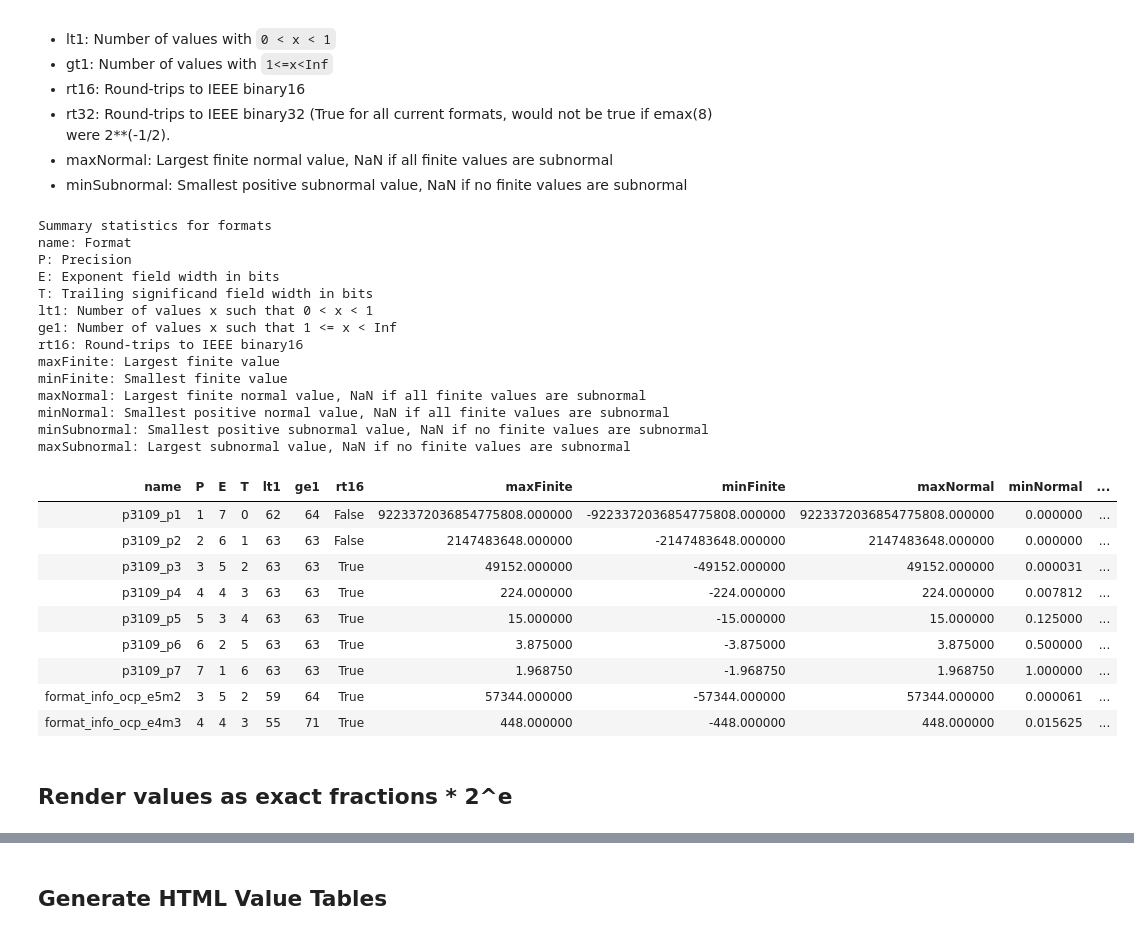
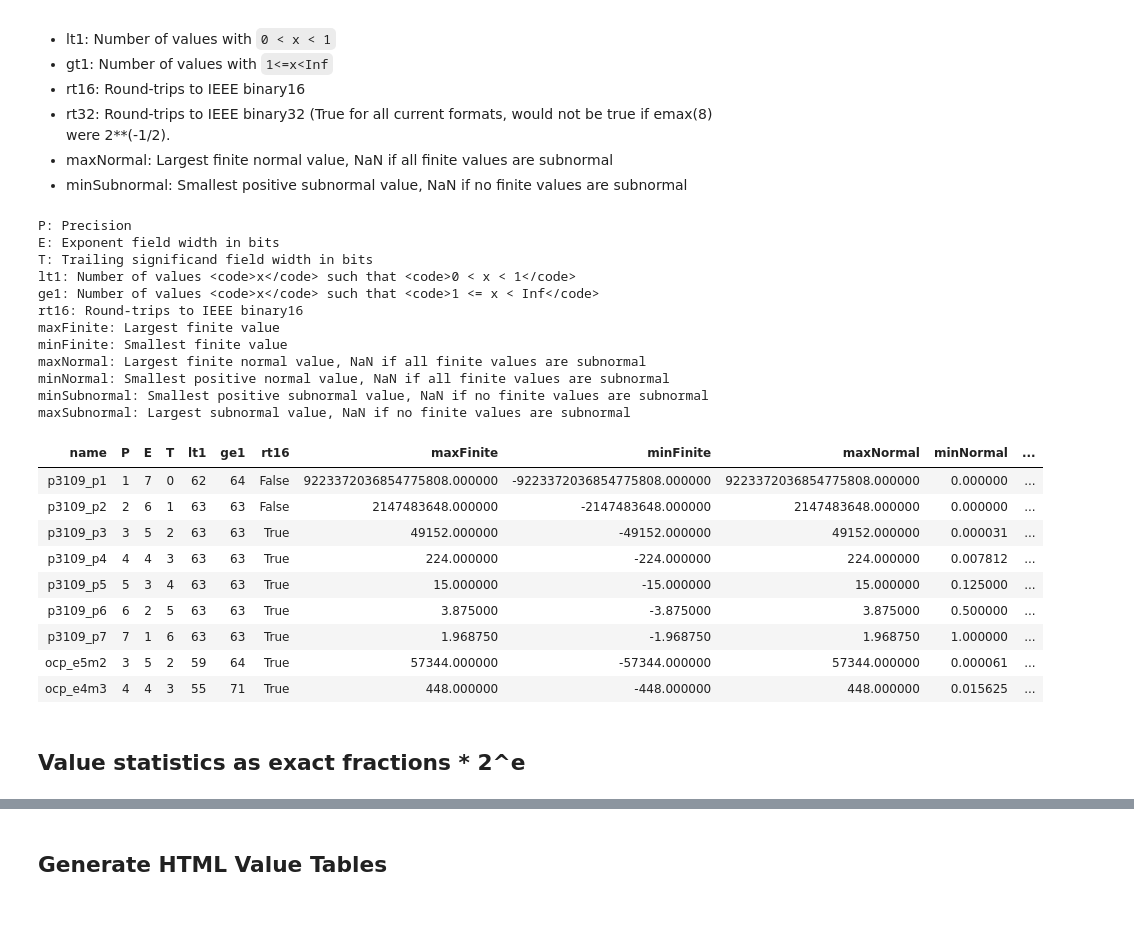
Before and after one commit to P3109/Public, a Jupyter notebook: Value Tables/make-value-tables.ipynb, the cells around one changed output, grey strips where cells are left out. Saved outputs shown, nothing was run; the diff lists cells and outputs as text; code cells hidden in the pictures.

```diff
--- a/Value Tables/make-value-tables.ipynb
+++ b/Value Tables/make-value-tables.ipynb
@@ -375,61 +210,52 @@ def collect_stats(fi : FormatInfo):
   # Assemble tuple
   return dict(name=fi.name,P=fi.precision,E=E,T=S,
             lt1=total_01,ge1=total_1Inf,
             rt16=rt16,
             maxFinite=maxFinite,minFinite=minFinite,
             maxNormal=maxNormal,minNormal=minNormal,
             minSubnormal=minSubnormal,maxSubnormal=maxSubnormal)
 
-legends = {
-  'name': 'Format',
-  'P': 'Precision',
-  'E': 'Exponent field width in bits',
-  'T': 'Trailing significand field width in bits',
-  'lt1':  'Number of values <code>x</code> such that <code>0 < x < 1</code>',
-  'ge1':  'Number of values <code>x</code> such that <code>1 <= x < Inf</code>',
-  'rt16':  'Round-trips to IEEE binary16',
-  'maxFinite':  'Largest finite value',
-  'minFinite':  'Smallest finite value',
-  'maxNormal':  'Largest finite normal value, NaN if all finite values are subnormal',
-  'minNormal':  'Smallest positive normal value, NaN if all finite values are subnormal',
-  'minSubnormal':  'Smallest positive subnormal value, NaN if no finite values are subnormal',
-  'maxSubnormal':  'Largest subnormal value, NaN if no finite values are subnormal'
-}
+print('P: Precision')
+print('E: Exponent field width in bits')
+print('T: Trailing significand field width in bits')
+print('lt1: Number of values <code>x</code> such that <code>0 < x < 1</code>')
+print('ge1: Number of values <code>x</code> such that <code>1 <= x < Inf</code>')
+print('rt16: Round-trips to IEEE binary16')
+print('maxFinite: Largest finite value')
+print('minFinite: Smallest finite value')
+print('maxNormal: Largest finite normal value, NaN if all finite values are subnormal')
+print('minNormal: Smallest positive normal value, NaN if all finite values are subnormal')
+print('minSubnormal: Smallest positive subnormal value, NaN if no finite values are subnormal')
+print('maxSubnormal: Largest subnormal value, NaN if no finite values are subnormal')
 
 stats = [collect_stats(fi) for fi in p3109_and_ocp_formats]
 df = pandas.DataFrame(stats)
-HTML("""<h3> Summary statistics for formats </h3>
-<ul>""" +
-"\n".join(f'<li> {n}: {legends[n]}' for n in df.columns) + """
-</ul>
-""" + df_left_align(df).hide().to_html())
+df_left_align(df).hide()
 # %% [output]
-Summary statistics for formats
-name: Format
 P: Precision
 E: Exponent field width in bits
 T: Trailing significand field width in bits
-lt1: Number of values x such that 0 < x < 1
-ge1: Number of values x such that 1 <= x < Inf
+lt1: Number of values <code>x</code> such that <code>0 < x < 1</code>
+ge1: Number of values <code>x</code> such that <code>1 <= x < Inf</code>
 rt16: Round-trips to IEEE binary16
 maxFinite: Largest finite value
 minFinite: Smallest finite value
 maxNormal: Largest finite normal value, NaN if all finite values are subnormal
 minNormal: Smallest positive normal value, NaN if all finite values are subnormal
 minSubnormal: Smallest positive subnormal value, NaN if no finite values are subnormal
 maxSubnormal: Largest subnormal value, NaN if no finite values are subnormal
 | name | P | E | T | lt1 | ge1 | rt16 | maxFinite | minFinite | maxNormal | minNormal | ... |
 | p3109_p1 | 1 | 7 | 0 | 62 | 64 | False | 9223372036854775808.000000 | -9223372036854775808.000000 | 9223372036854775808.000000 | 0.000000 | ... |
 | p3109_p2 | 2 | 6 | 1 | 63 | 63 | False | 2147483648.000000 | -2147483648.000000 | 2147483648.000000 | 0.000000 | ... |
 | p3109_p3 | 3 | 5 | 2 | 63 | 63 | True | 49152.000000 | -49152.000000 | 49152.000000 | 0.000031 | ... |
 | p3109_p4 | 4 | 4 | 3 | 63 | 63 | True | 224.000000 | -224.000000 | 224.000000 | 0.007812 | ... |
 | p3109_p5 | 5 | 3 | 4 | 63 | 63 | True | 15.000000 | -15.000000 | 15.000000 | 0.125000 | ... |
 | p3109_p6 | 6 | 2 | 5 | 63 | 63 | True | 3.875000 | -3.875000 | 3.875000 | 0.500000 | ... |
 | p3109_p7 | 7 | 1 | 6 | 63 | 63 | True | 1.968750 | -1.968750 | 1.968750 | 1.000000 | ... |
-| format_info_ocp_e5m2 | 3 | 5 | 2 | 59 | 64 | True | 57344.000000 | -57344.000000 | 57344.000000 | 0.000061 | ... |
-| format_info_ocp_e4m3 | 4 | 4 | 3 | 55 | 71 | True | 448.000000 | -448.000000 | 448.000000 | 0.015625 | ... |
+| ocp_e5m2 | 3 | 5 | 2 | 59 | 64 | True | 57344.000000 | -57344.000000 | 57344.000000 | 0.000061 | ... |
+| ocp_e4m3 | 4 | 4 | 3 | 55 | 71 | True | 448.000000 | -448.000000 | 448.000000 | 0.015625 | ... |
 # %% [markdown]
-## Render values as exact fractions * 2^e
+## Value statistics as exact fractions * 2^e
 # %%
 from gfloat.printing import float_pow2str
 
```
Also changed, not shown: parts of 27 cells of this notebook.
